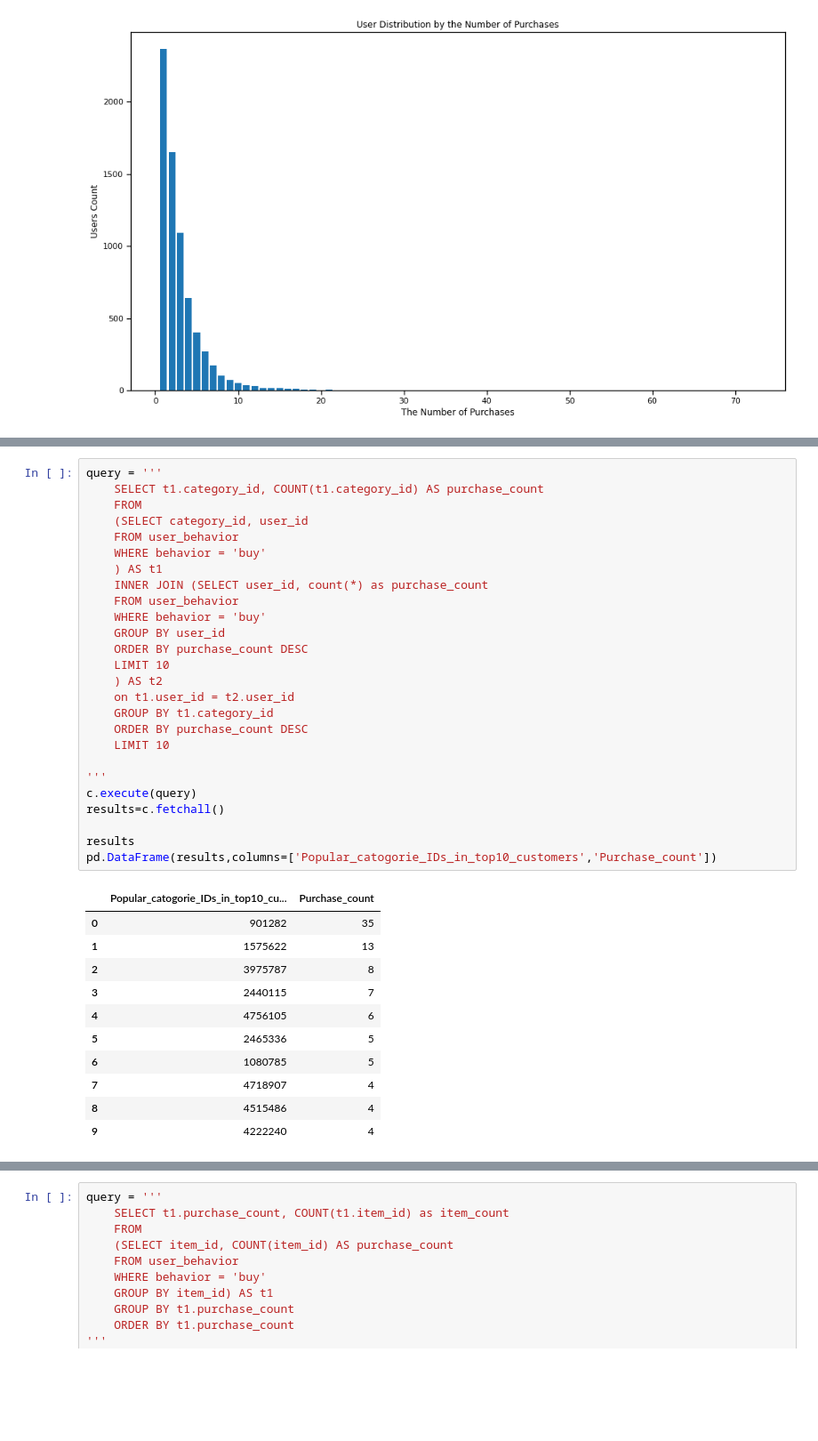
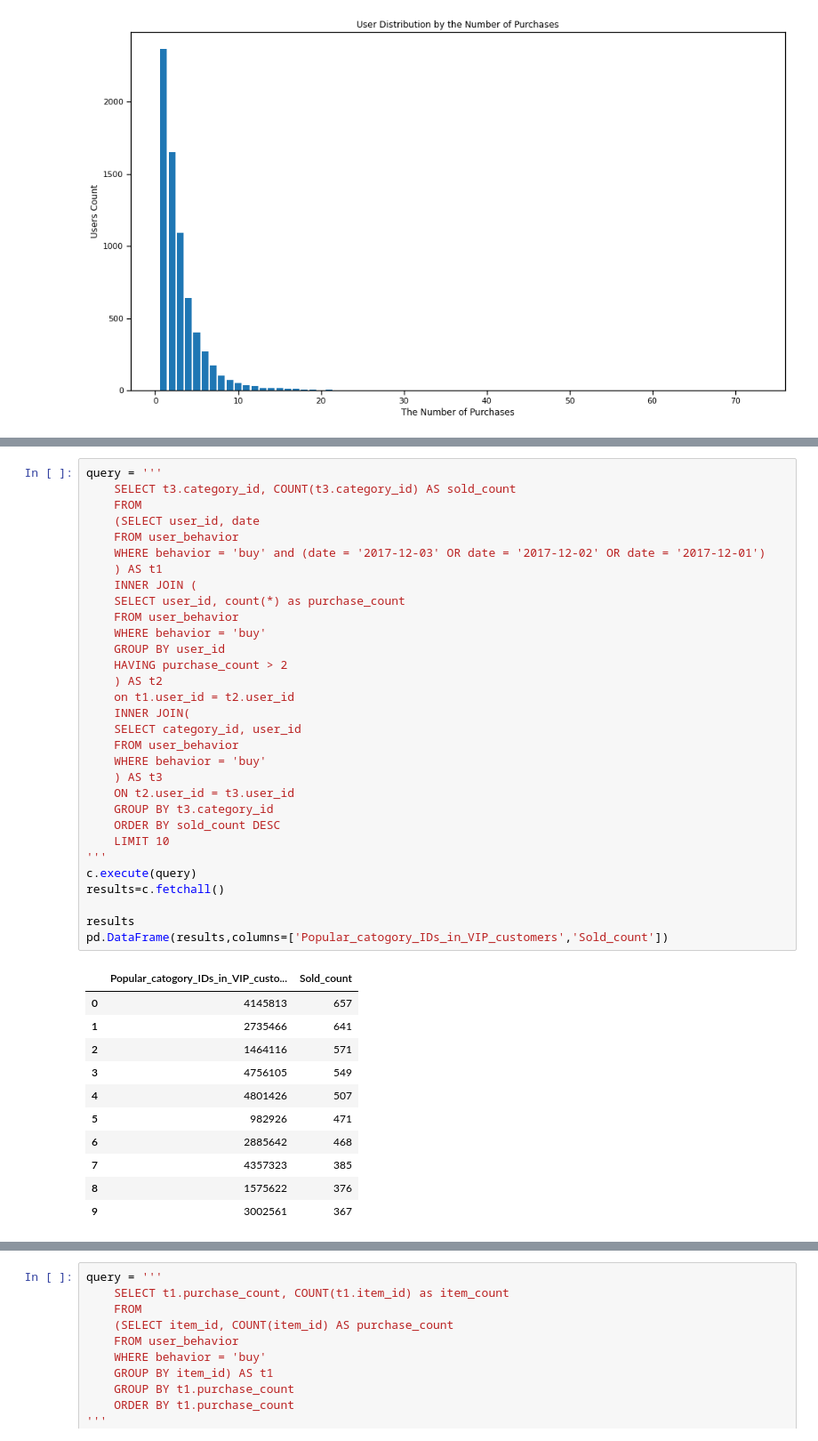
Before and after one commit to andrewzheng210/Customer_Behavior_Analytics_for_Ecommerce_Growth, a Jupyter notebook: User_Behavior_Analysis.ipynb, the cells around one changed output, grey strips where cells are left out. Shown at 89% size. Saved outputs shown, nothing was run; the diff lists cells and outputs as text; blank space fills up the shorter version.

```diff
--- a/User_Behavior_Analysisa.ipynb
+++ b/User_Behavior_Analysis.ipynb
@@ -466,40 +485,45 @@ pd.DataFrame(results,columns=['Customer_IDs_buying_most','Purchase_count'])
 # %%
 query = '''
-    SELECT t1.category_id, COUNT(t1.category_id) AS purchase_count
+    SELECT t3.category_id, COUNT(t3.category_id) AS sold_count
     FROM
-    (SELECT category_id, user_id
+    (SELECT user_id, date
     FROM user_behavior
-    WHERE behavior = 'buy'
+    WHERE behavior = 'buy' and (date = '2017-12-03' OR date = '2017-12-02' OR date = '2017-12-01')
     ) AS t1
-    INNER JOIN (SELECT user_id, count(*) as purchase_count
+    INNER JOIN (
+    SELECT user_id, count(*) as purchase_count
     FROM user_behavior
     WHERE behavior = 'buy'
     GROUP BY user_id
-    ORDER BY purchase_count DESC
-    LIMIT 10
+    HAVING purchase_count > 2
     ) AS t2
     on t1.user_id = t2.user_id
-    GROUP BY t1.category_id
-    ORDER BY purchase_count DESC
+    INNER JOIN(
+    SELECT category_id, user_id
+    FROM user_behavior
+    WHERE behavior = 'buy'
+    ) AS t3
+    ON t2.user_id = t3.user_id
+    GROUP BY t3.category_id
+    ORDER BY sold_count DESC
     LIMIT 10
-
 '''
 c.execute(query)
 results=c.fetchall()
 
 results
-pd.DataFrame(results,columns=['Popular_catogorie_IDs_in_top10_customers','Purchase_count'])
+pd.DataFrame(results,columns=['Popular_catogory_IDs_in_VIP_customers','Sold_count'])
 # %% [output]
-|  | Popular_catogorie_IDs_in_top10_cu... | Purchase_count |
-| 0 | 901282 | 35 |
-| 1 | 1575622 | 13 |
-| 2 | 3975787 | 8 |
-| 3 | 2440115 | 7 |
-| 4 | 4756105 | 6 |
-| 5 | 2465336 | 5 |
-| 6 | 1080785 | 5 |
-| 7 | 4718907 | 4 |
-| 8 | 4515486 | 4 |
-| 9 | 4222240 | 4 |
+|  | Popular_catogory_IDs_in_VIP_custo... | Sold_count |
+| 0 | 4145813 | 657 |
+| 1 | 2735466 | 641 |
+| 2 | 1464116 | 571 |
+| 3 | 4756105 | 549 |
+| 4 | 4801426 | 507 |
+| 5 | 982926 | 471 |
+| 6 | 2885642 | 468 |
+| 7 | 4357323 | 385 |
+| 8 | 1575622 | 376 |
+| 9 | 3002561 | 367 |
 # %% [markdown]
 <a name="Suggestion4"></a>
```
Also changed, not shown: parts of 7 cells of this notebook.
